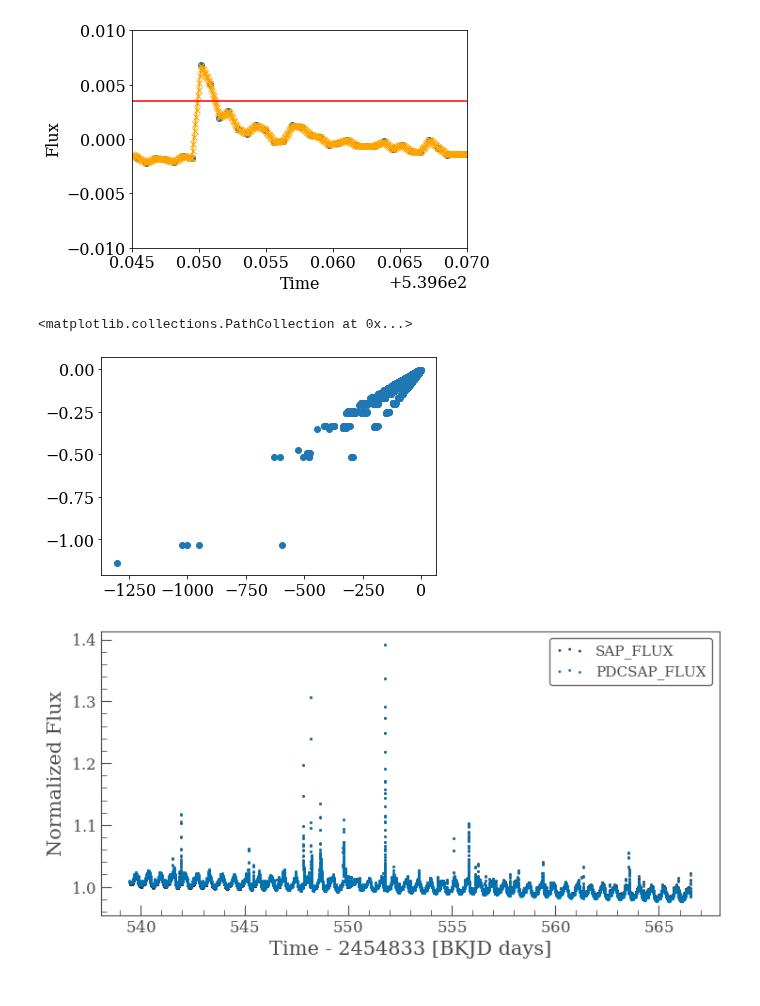
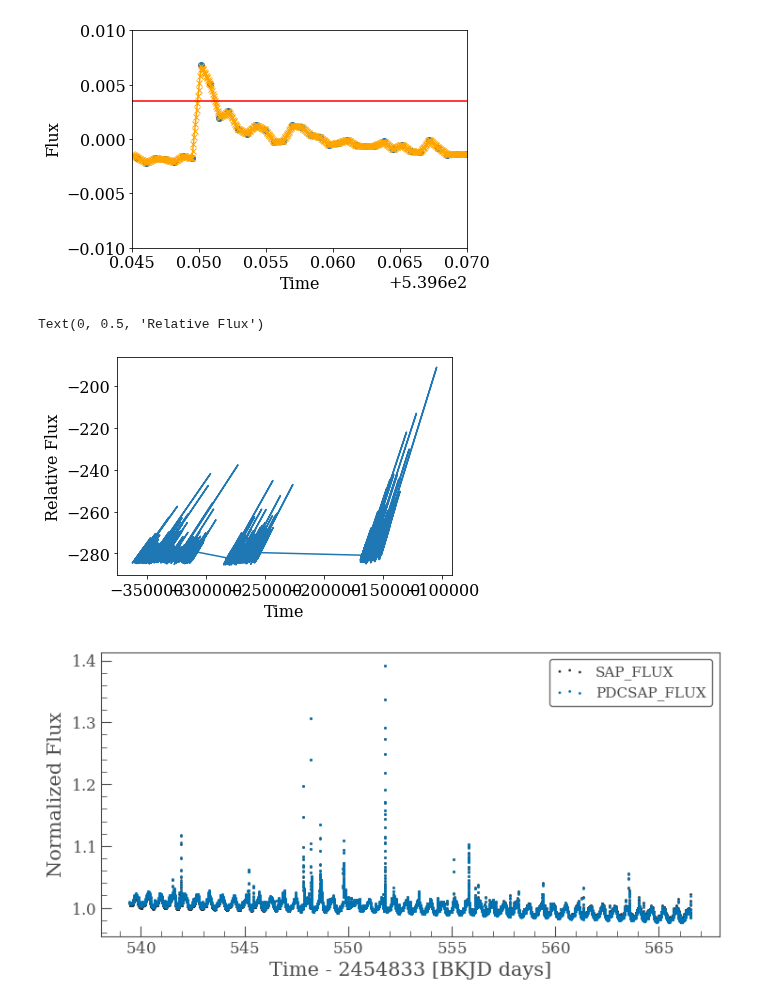
Before and after one commit to lupitatovar/flares, a Jupyter notebook: notebooks/stacked_flares.ipynb, the cells around one changed output. Saved outputs shown, nothing was run; the diff lists cells and outputs as text; code cells hidden in the pictures.

```diff
--- a/notebooks/stacked_flares.ipynb
+++ b/notebooks/stacked_flares.ipynb
@@ -585,14 +548,16 @@ plt.axhline(y=yinterp[123], color='r', linestyle='-')
 # %%
 # t_half = half of the max (peak)
 # similar to fwhm on photometry
-x_stack = (classical_flares['Flare_Duration'] - classical_flares['t_peak']) / t_half
+x_stack = (classical_flares['Flare_Duration'] - classical_flares['t_peak']) / yinterp[123]
 y_stack = x_stack / classical_flares['t_peak']
-plt.scatter(x_stack,y_stack)
+plt.plot(x_stack,y_stack)
+plt.xlabel('Time')
+plt.ylabel('Relative Flux')
 # peak time is in the fbeye file (that is what is used for Jim's plot)
 # peak amplitude (also in the fbeye file but we want to calculate it for future work)
 # %% [output]
-<matplotlib.collections.PathCollection at 0x...>
+Text(0, 0.5, 'Relative Flux')
-[figure, old version]
+[figure, new version]
 # %%
 gj1243_collection[0].scatter()
 # %% [output]
```
Also changed, not shown: parts of 21 cells of this notebook.
